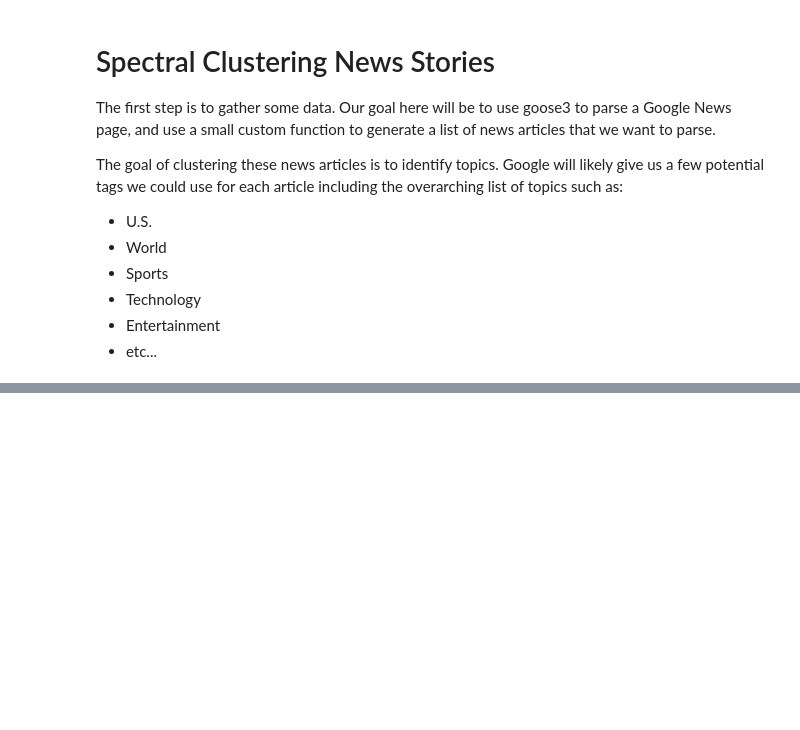
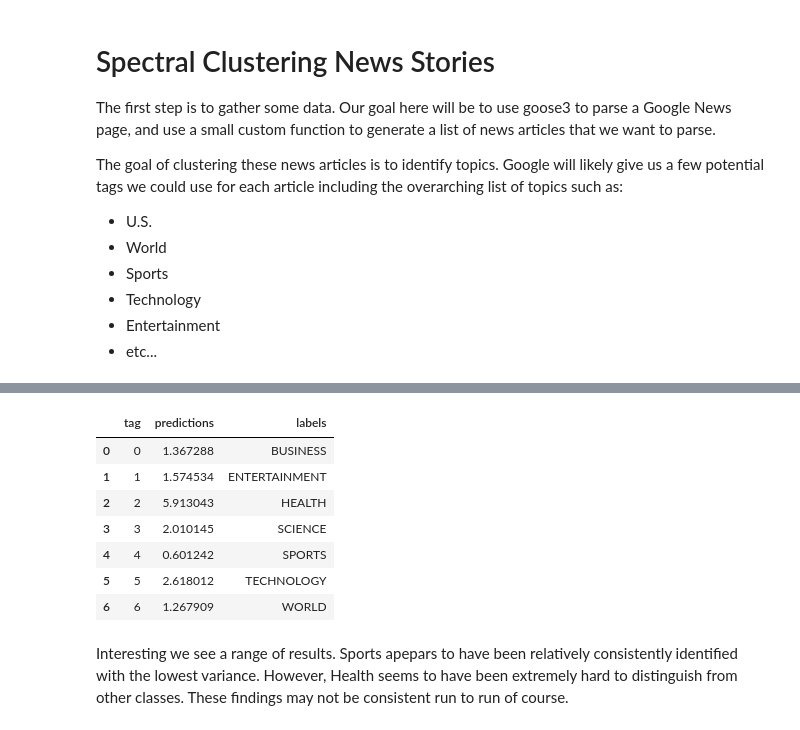
Before and after one commit to mrklees/Data-Science-And-Big-Data-Analytics, a Jupyter notebook: 1.2.2 Spectral Clustering News Stories.ipynb, the cells around one changed output, grey strips where cells are left out. Saved outputs shown, nothing was run; the diff lists cells and outputs as text; code cells hidden in the pictures; blank space fills up the shorter version.

```diff
--- a/1.2.2 Spectral Clustering News Stories.ipynb
+++ b/1.2.2 Spectral Clustering News Stories.ipynb
@@ -86,0 +173,3 @@ df.head()
+# %%
+df['predictions'] = base_predictions
+df.head()
@@ -86,0 +187,15 @@ df.head()
+# %%
+error = df.groupby('tag').agg({'predictions':'var'}).reset_index()
+error['labels'] = encoder.inverse_transform(error['tag'])
+error
+# %% [output]
+|  | tag | predictions | labels |
+| 0 | 0 | 1.367288 | BUSINESS |
+| 1 | 1 | 1.574534 | ENTERTAINMENT |
+| 2 | 2 | 5.913043 | HEALTH |
+| 3 | 3 | 2.010145 | SCIENCE |
+| 4 | 4 | 0.601242 | SPORTS |
+| 5 | 5 | 2.618012 | TECHNOLOGY |
+| 6 | 6 | 1.267909 | WORLD |
+# %% [markdown]
+Interesting we see a range of results.  Sports apepars to have been relatively consistently identified with the lowest variance.  However, Health seems to have been extremely hard to distinguish from other classes.  These findings may not be consistent run to run of course.
```
Also changed, not shown: parts of 14 cells of this notebook, 3 other files.
